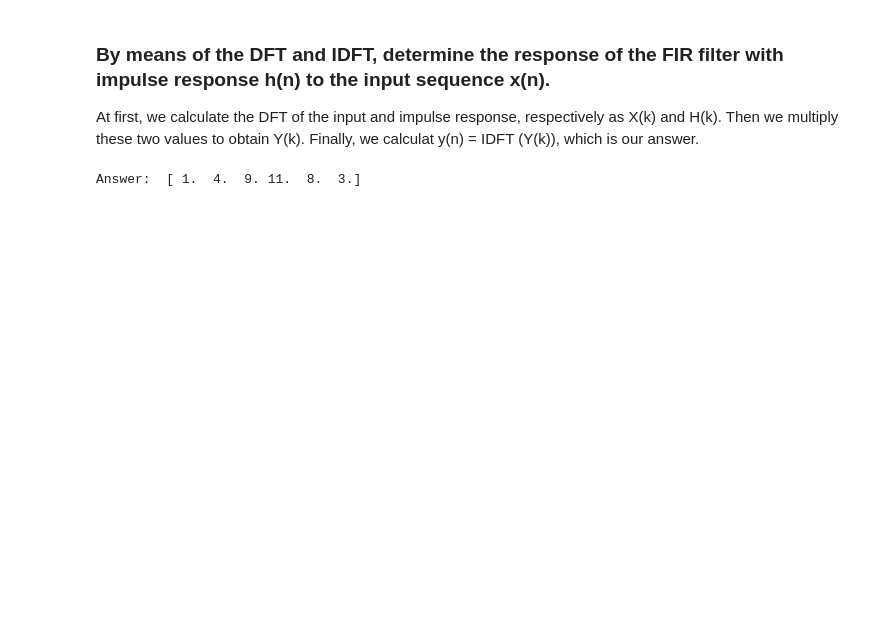
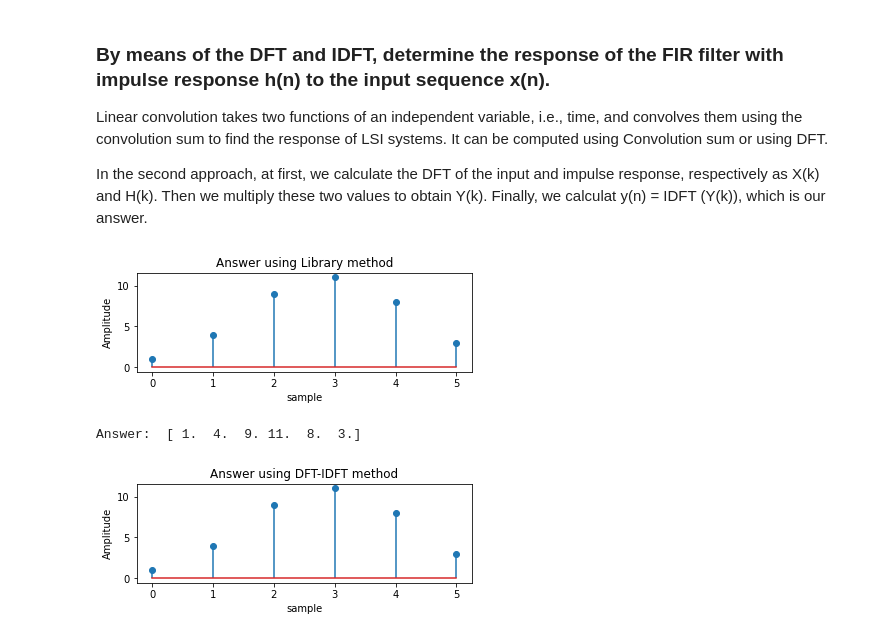
Before and after one commit to appledora/DSP_LAB_TASK, a Jupyter notebook: 7.ipynb, the cells around one changed output. Saved outputs shown, nothing was run; the diff lists cells and outputs as text; code cells hidden in the pictures; blank space fills up the shorter version.

```diff
--- a/7.ipynb
+++ b/7.ipynb
@@ -1,6 +1,10 @@
 # %% [markdown]
 ### By means of the DFT and IDFT, determine the response of the FIR filter with impulse response h(n) to the input sequence x(n).
-At first, we calculate the DFT of the input and impulse response, respectively as X(k) and H(k). Then we multiply these two values to obtain Y(k). Finally, we calculat y(n) = IDFT (Y(k)), which is our answer.
+Linear convolution takes two functions of an independent variable, i.e., time, and
+convolves them using the convolution sum to find the response of LSI systems. It can be
+computed using Convolution sum or using DFT.
+
+In the second approach, at first, we calculate the DFT of the input and impulse response, respectively as X(k) and H(k). Then we multiply these two values to obtain Y(k). Finally, we calculat y(n) = IDFT (Y(k)), which is our answer.
 # %%
 import numpy as np
 import matplotlib.pyplot as plt
@@ -13,7 +17,6 @@ def DFT_iterative(x):
     k = n.reshape((N, 1))
     M = np.exp(-2j * np.pi * k * n / N)
     X = np.dot(M, x)
-    X = [round(y.real,3) + round(y.imag,3)*1j for y in X]
     return X
 
 def IDFT_iterative(X):
@@ -23,50 +26,60 @@ def IDFT_iterative(X):
     k = n.reshape((N, 1))
     M = np.exp(2j * np.pi * k * n / N)
     x = np.dot(M, X)/N
-    x = [round(y.real,3) + round(y.imag,3)*1j for y in x]
     return x
 # %%
 x = np.array([1,2,2, 1])
 h = np.array([1,2,3])
+
 N1 = np.size(x)
 N2 = np.size(h)
 N = N1+N2 - 1
+
 y = np.zeros(N)
 m = N-N1
 n = N-N2
+y_ = abs(np.convolve(x,h))
+plt.subplot(212)
+plt.stem(y_)
+plt.xlabel('sample');
+plt.ylabel('Amplitude');
+plt.title('Answer using Library method');
+plt.show()
+
 #Padding zeros to x and h to make their length to N
 x =np.pad(x,(0,m),'constant')
 h =np.pad(h,(0,n),'constant')
+
 X_k = DFT_iterative(x)
 H_k = DFT_iterative(h)
 Y_k = np.multiply(X_k, H_k)
 y = IDFT_iterative(Y_k)
+
 print("Answer: ", np.absolute(y))
+plt.subplot(211)
+plt.stem(y)
+plt.xlabel('sample');
+plt.ylabel('Amplitude');
+plt.title('Answer using DFT-IDFT method');
+plt.show()
 # print("X_k: ",X_k)
 # print("-----------------------------")
 # print("H_k: ",H_k)
 # print("-----------------------------")
 # print("Y_k: ",Y_k)
 # print("-----------------------------")
 # print("-----------------------------")
 # print("y_n: ",y)
 # print("--------------------------------...............................----------------------------------------")
 
 # X_ = np.fft.fft(x)
-# print("X_k: ",X_)
-# print("-----------------------------")
+# H_ = np.fft.fft(h)
+# Y_ = np.multiply(X_,H_)
 
-# H_ = np.fft.fft(h)
-# print("H_k: ",H_)
-# print("-----------------------------")
-
-# Y_ = np.multiply(X_,H_)
-# print("Y_k: ",Y_)
-# print("-----------------------------")
-
-# y_ = abs(np.fft.ifft(Y_))
 # print("y_: ",y_)
 # print("--------------------------------...............................----------------------------------------")
 # print(np.allclose(y,y_))
 # %% [output]
+[figure, added]
 Answer:  [ 1.  4.  9. 11.  8.  3.]
+[figure, added]
```
Also changed, not shown: 1 other file.
